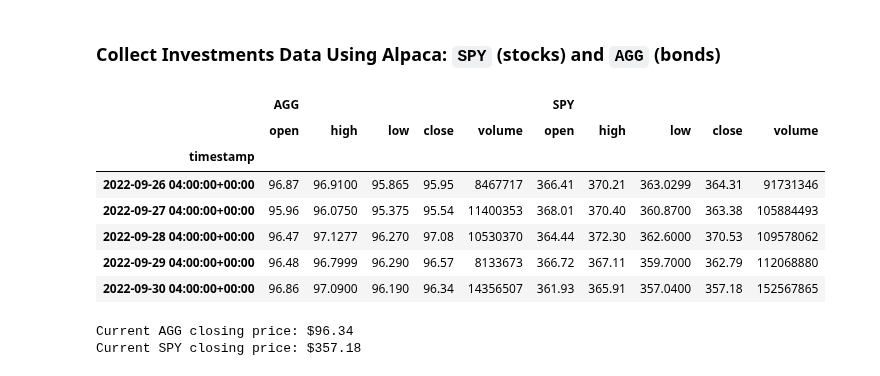
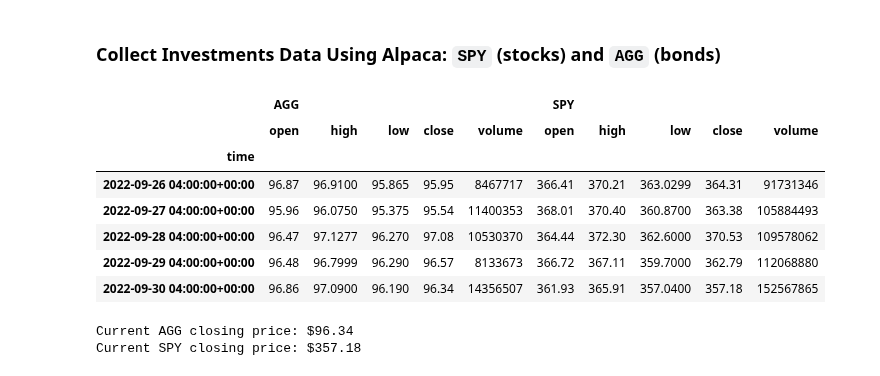
Before and after one commit to SZun/api-challenge, a Jupyter notebook: financial-planner.ipynb, the cells around one changed output. Drawn from its saved outputs; the diff is of its cells as text; code cells hidden in the pictures.

Commit message:
renamed index form timestamp to time

```diff
--- a/financial-planner.ipynb
+++ b/financial-planner.ipynb
@@ -85,36 +85,37 @@ def separate_ticker_data(df,ticker):
 # Current Date
 todays_date = dt.today().strftime('%Y-%m-%d')
 # Current Date as ISO format
 iso_date_today = pd.Timestamp(todays_date, tz='America/New_York').isoformat()
 # Date of 1 year ago as ISO format
 iso_date_last_year = get_last_year(iso_date_today)
 
 # Set the tickers
 tickers = ["AGG", "SPY"]
 
 # Set timeframe to "1Day" for Alpaca API
 timeframe = "1Day"
 
 # Get current closing prices for SPY and AGG
 spy_agg_df = alpaca_api.get_bars(tickers, timeframe,
                                     start=iso_date_last_year,
                                     end=iso_date_today).df
-# @TODO Rename/Format Index
+# Rename Index
+spy_agg_df.index.rename('time', inplace=True)
+# @TODO Format Index
 
 # Reorganize the DataFrame
 # Separate ticker data
 agg_df = separate_ticker_data(spy_agg_df, tickers[0])
 spy_df = separate_ticker_data(spy_agg_df, tickers[1])
 
 # # Concatenate the ticker DataFrames
 spy_agg_df = pd.concat([agg_df,spy_df], axis=1, join='inner', keys=tickers)
-
 # Preview DataFrame
 spy_agg_df.tail()
 # %% [output]
 |  | AGG |  |  |  |  | SPY |  |  |  |  |
 |  | open | high | low | close | volume | open | high | low | close | volume |
-| timestamp |  |  |  |  |  |  |  |  |  |  |
+| time |  |  |  |  |  |  |  |  |  |  |
 | 2022-09-26 04:00:00+00:00 | 96.87 | 96.9100 | 95.865 | 95.95 | 8467717 | 366.41 | 370.21 | 363.0299 | 364.31 | 91731346 |
 | 2022-09-27 04:00:00+00:00 | 95.96 | 96.0750 | 95.375 | 95.54 | 11400353 | 368.01 | 370.40 | 360.8700 | 363.38 | 105884493 |
 | 2022-09-28 04:00:00+00:00 | 96.47 | 97.1277 | 96.270 | 97.08 | 10530370 | 364.44 | 372.30 | 362.6000 | 370.53 | 109578062 |
```
Also changed, not shown: parts of 1 cell of this notebook.
